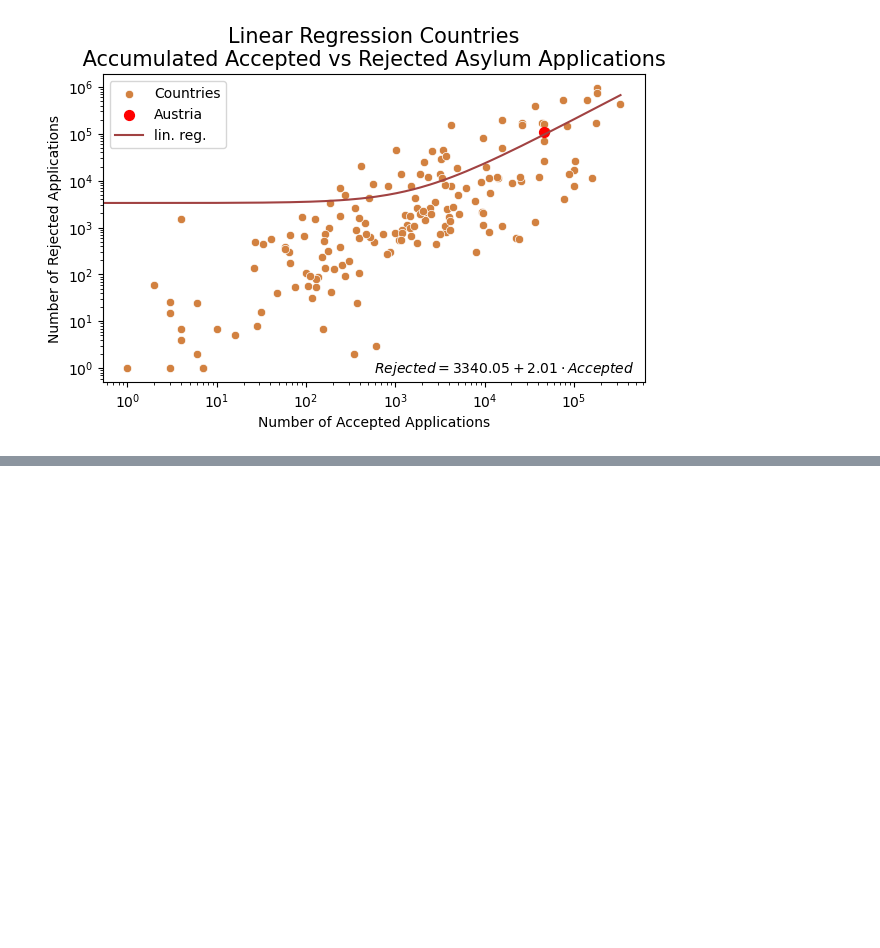
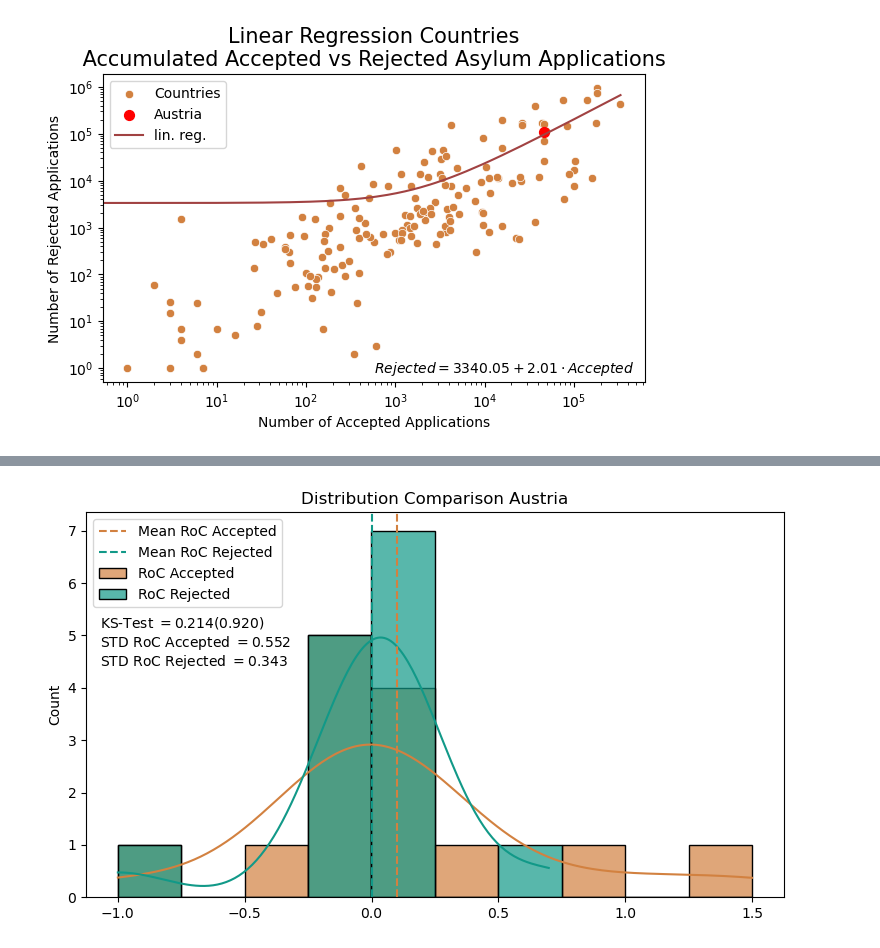
Before and after one commit to jakthehut/Analyse-Countries-Asylum-Application-Decisions, a Jupyter notebook: tool-notebook.ipynb, the cells around one changed output, grey strips where cells are left out. Cells and saved outputs as stored; diff of their text form; code cells hidden in the pictures; blank space fills up the shorter version.

```diff
--- a/tool-notebook.ipynb
+++ b/tool-notebook.ipynb
@@ -168,0 +317,4 @@ plt_global_trend_position(mycountry)
+# %%
+plt_(plt_mean=True)
+# %% [output]
+[figure, added]
```
Also changed, not shown: parts of 13 cells of this notebook.
